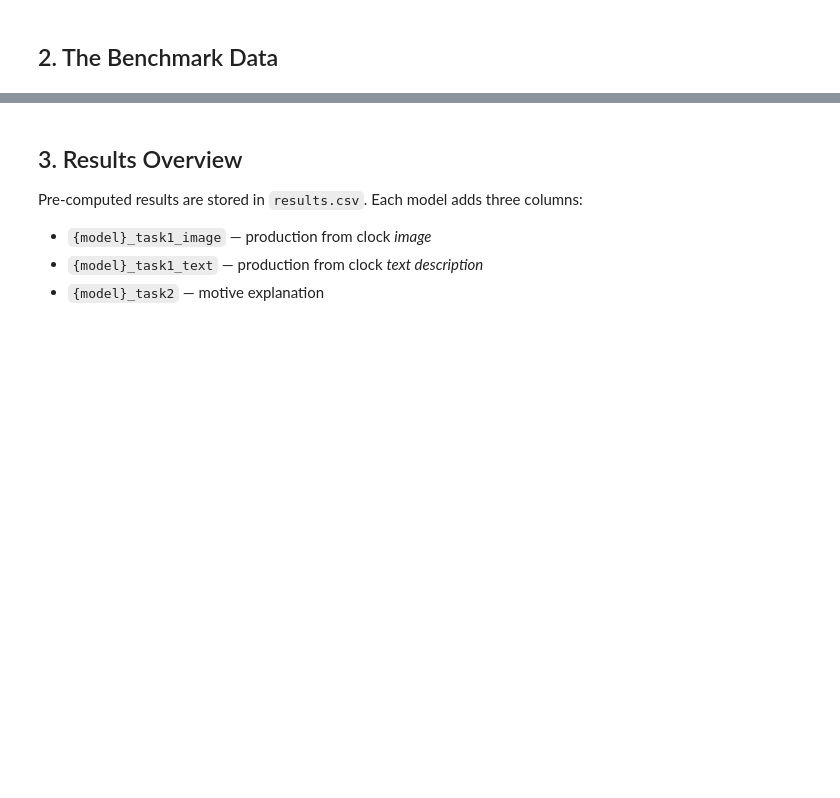
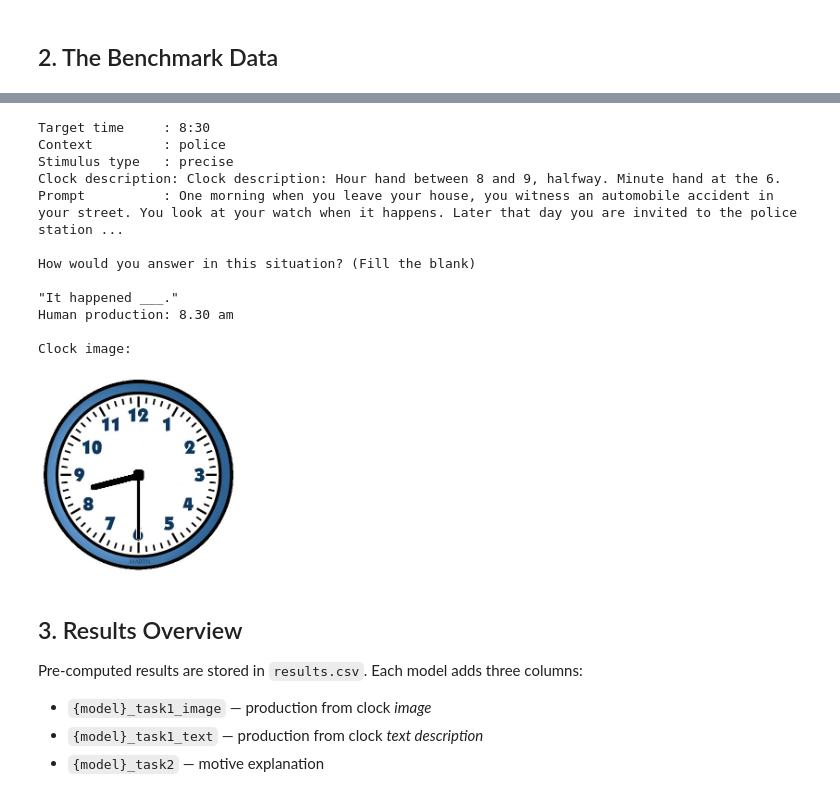
Before and after one commit to muehlenbernd/imprecision-bench, a Jupyter notebook: notebook.ipynb, the cells around one changed output, grey strips where cells are left out. Drawn from its saved outputs; the diff is of its cells as text; code cells hidden in the pictures; blank space fills up the shorter version.

```diff
--- a/notebook.ipynb
+++ b/notebook.ipynb
@@ -70,18 +89,33 @@ print(df_full.groupby(["target_time", "context_str"]).size().unstack())
 # %%
 # Show a sample row: clock image, description, and human response
-sample = df_full[df_full["context_str"] == "police"].iloc[0]
+sample_idx = df_full[df_full["context_str"] == "police"].index[0]
+sample = df_full.iloc[sample_idx]
 
 print(f"Target time     : {sample['target_time']}")
 print(f"Context         : {context_names[sample['context']]}")
 print(f"Stimulus type   : {stimulus_names[sample['stimulus_type']]}")
 print(f"Clock description: {sample['clock_description']}")
 print(f"Prompt          : {sample['prompt']}")
 print(f"Human production: {sample['production']}")
 print()
 print("Clock image:")
 img_buf = io.BytesIO()
-sample["clock_image"].save(img_buf, format="PNG")
+ds[int(sample_idx)]["clock_image"].save(img_buf, format="PNG")
 display(IPImage(data=img_buf.getvalue(), width=200))
+# %% [output]
+Target time     : 8:30
+Context         : police
+Stimulus type   : precise
+Clock description: Clock description: Hour hand between 8 and 9, halfway. Minute hand at the 6.
+Prompt          : One morning when you leave your house, you witness an automobile accident in your street. You look at your watch when it happens. Later that day you are invited to the police station ...
+
+How would you answer in this situation? (Fill the blank)
+
+"It happened ___."
+Human production: 8.30 am
+
+Clock image:
+[figure, added]
 # %% [markdown]
 ## 3. Results Overview
 
```
Also changed, not shown: parts of 12 cells of this notebook.
